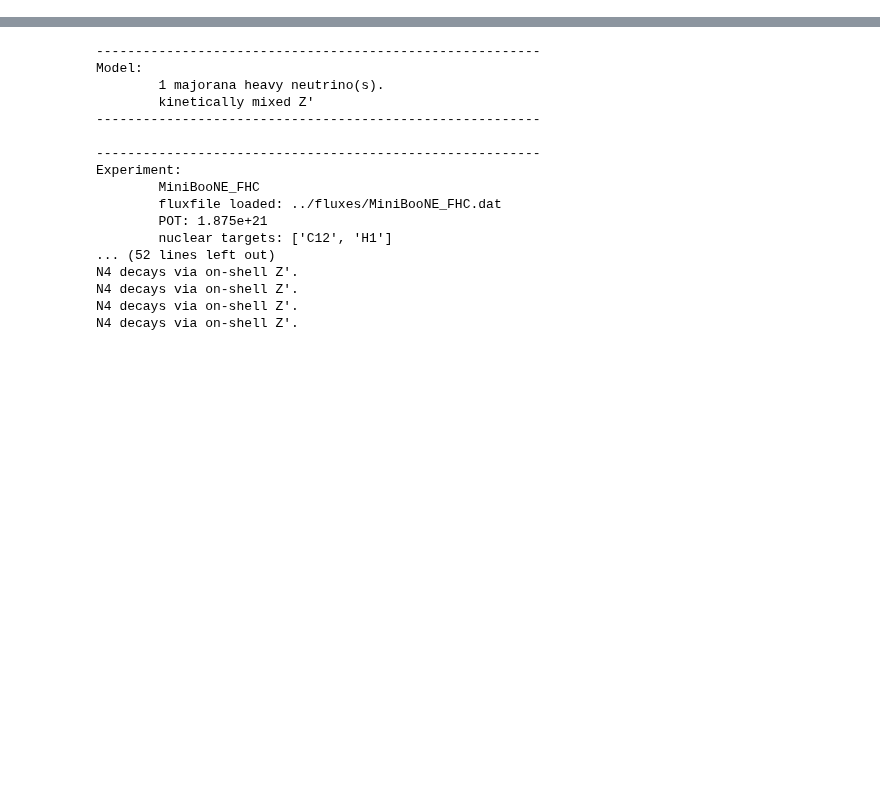
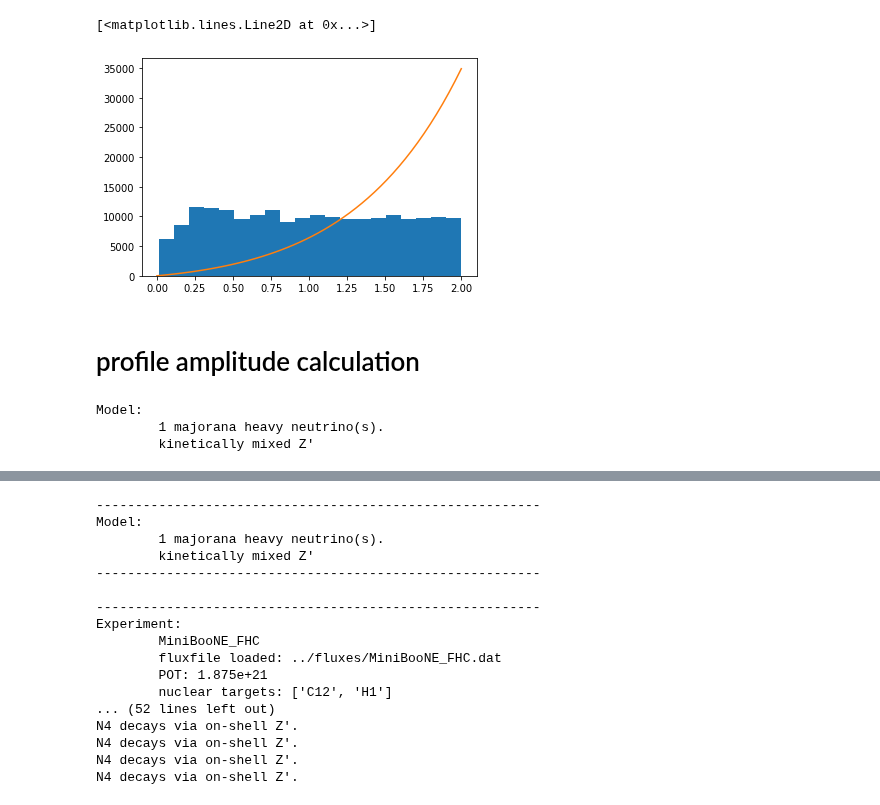
Before and after one commit to mhostert/DarkNews-generator, a Jupyter notebook: examples/test_generator.ipynb, the cells around one changed output, grey strips where cells are left out. Saved outputs shown, nothing was run; the diff lists cells and outputs as text; code cells hidden in the pictures; blank space fills up the shorter version.

```diff
--- a/examples/test_generator.ipynb
+++ b/examples/test_generator.ipynb
@@ -85,0 +107,21 @@ Total events predicted:
+# %%
+bins = 20
+
+_ = plt.hist(samples[5,:]*2, weights=jac[:,5]*weights['diff_xsec2']*batch_f.norm['diff_xsec2']/(2/bins), bins=bins, density=False)
+
+x=np.linspace(0,2)
+
+plt.plot(x, np.exp(batch_f.c * x)*x * batch_f.analytical_res**(DIM-3)*4)
+# %% [output]
+[<matplotlib.lines.Line2D at 0x...>]
+[figure, added]
+# %% [markdown]
+# profile amplitude calculation
+# %%
+proton = dn.detector.NuclearTarget("H1")
+bsm_model = dn.model.create_model(mzprime=0.1, m4 = 0.01, Umu4=1e-3)
+calculator = dn.MC.XsecCalc(bsm_model = bsm_model, scattering_regime = 'p-el', nuclear_target= proton, helicity = 'conserving')
+# %% [output]
+Model:
+        1 majorana heavy neutrino(s).
+        kinetically mixed Z'
```
Also changed, not shown: parts of 20 cells of this notebook, 8 other files.
